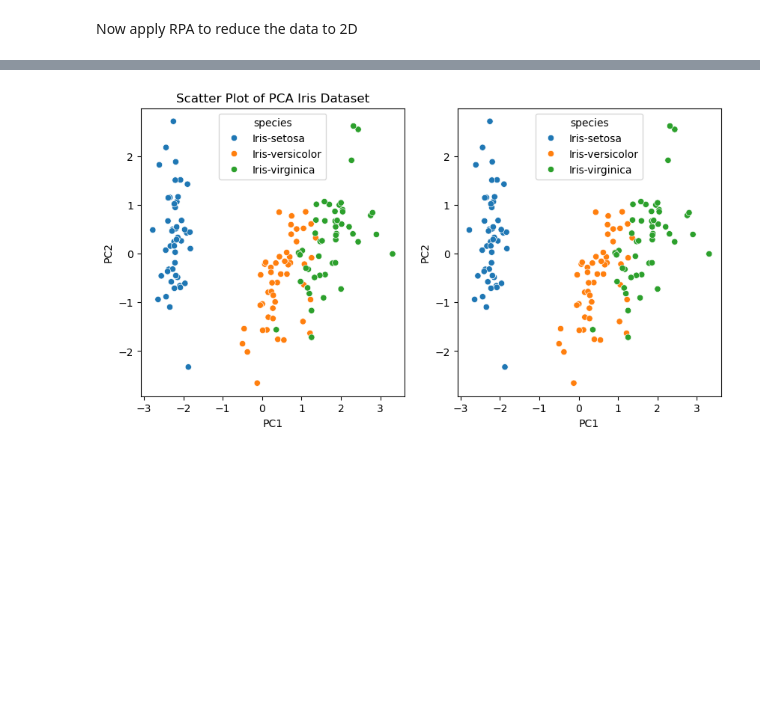
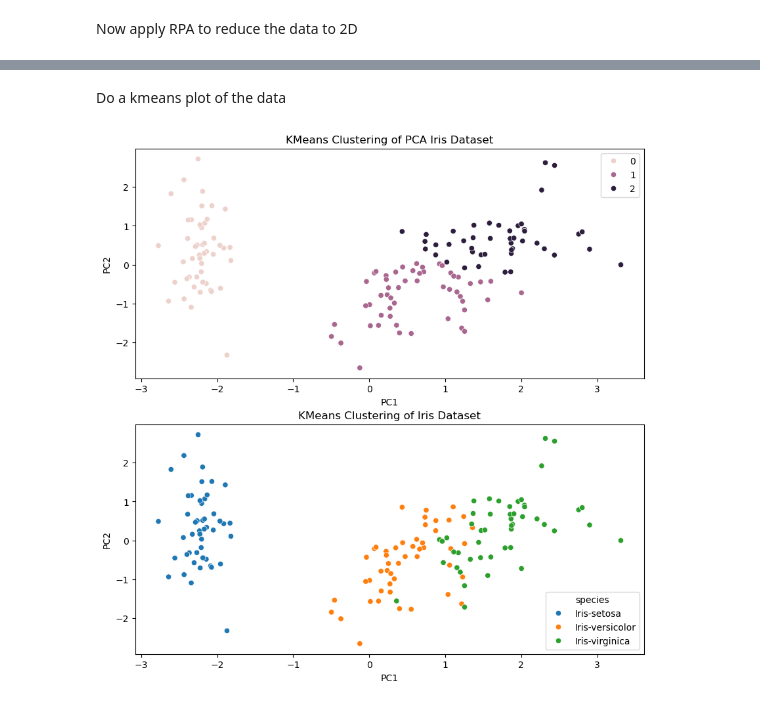
Before and after one commit to clydewatts1/pands-project, a Jupyter notebook: analysis_kmeans_cluster.ipynb, the cells around one changed output, grey strips where cells are left out. Saved outputs shown, nothing was run; the diff lists cells and outputs as text; code cells hidden in the pictures; blank space fills up the shorter version.

Commit message:
Added more stuff to kmeans

```diff
--- a/analysis_kmeans_cluster.ipynb
+++ b/analysis_kmeans_cluster.ipynb
@@ -125,2 +128,10 @@ plt.show()
 # %% [markdown]
 Now apply RPA to reduce the data to 2D
+# %%
+RPA = PCA(n_components=2)
+X_rpa = RPA.fit_transform(X_scaled)
+print(f"Explained Variance Ratio: {RPA.explained_variance_ratio_}")
+df_rpa = pd.DataFrame(data=X_rpa, columns=["PC1", "PC2"])
+# Add the species column to the dataframe
+# the order is preserved so we can just add the species column
+df_rpa["species"] = df_iris["species"]
@@ -126,0 +157,21 @@ Now apply RPA to reduce the data to 2D
+# %%
+kmeans = KMeans(n_clusters=3, random_state=57, n_init='auto')
+# n_init is the number of times the K-means algorithm will run with different centroid seeds
+# the best result is selected
+
+kmeans.fit(X_rpa)
+print(f"Cluster Centers: {kmeans.cluster_centers_}")
+print(f"Inertia: {kmeans.inertia_}")
+print(f"Number of Iterations: {kmeans.n_iter_}")
+print(f"Features: {kmeans.n_features_in_}")
+#print(f"Labels: {kmeans.labels_}")
+# Add labels to dataframe , these are the cluster numbers
+df_rpa["cluster"] = kmeans.labels_
+fig, ax = plt.subplots(1, figsize=(10, 10))
+ax.set_title("Clustered PCA Iris Dataset with K-means Clustering and species")
+ax.set_xlabel("PC1")
+ax.set_ylabel("PC2")
+sns.scatterplot(x=X_rpa[:, 0], y=X_rpa[:, 1], hue=df_rpa["cluster"],style=df_rpa['species'], ax=ax)
+# plot the cluster centers
+sns.scatterplot(x=kmeans.cluster_centers_[:, 0], y=kmeans.cluster_centers_[:, 1], color='red', ax=ax)
+plt.show()
@@ -127,14 +186,16 @@ Now apply RPA to reduce the data to 2D
+# %% [markdown]
+Do a kmeans plot of the data
 # %%
-RPA = PCA(n_components=2)
-X_rpa = RPA.fit_transform(X_scaled)
-fig, ax = plt.subplots(1, 2, figsize=(10, 5))
-ax[0].set_title("Scatter Plot of PCA Iris Dataset")
+fig, ax = plt.subplots(2, 1, figsize=(10, 10))
+ax[0].set_title("KMeans Clustering of PCA Iris Dataset")
 ax[0].set_xlabel("PC1")
 ax[0].set_ylabel("PC2")
-sns.scatterplot(x=X_rpa[:, 0], y=X_rpa[:, 1], hue=df_iris["species"], ax=ax[0])
+sns.scatterplot(x=X_rpa[:, 0], y=X_rpa[:, 1], hue=kmeans.labels_, ax=ax[0])
+ax[1].set_title("KMeans Clustering of Iris Dataset")
 ax[1].set_xlabel("PC1")
 ax[1].set_ylabel("PC2")
-sns.scatterplot(x=X_rpa[:, 0], y=X_rpa[:, 1], hue=df_iris["species"], ax=ax[1])
+sns.scatterplot(x="PC1", y="PC2", hue='species', data=df_rpa, ax=ax[1])
+
 plt.show()
 # %% [output]
-[figure, old version]
+[figure, new version]
```
Also changed, not shown: parts of 17 cells of this notebook.
